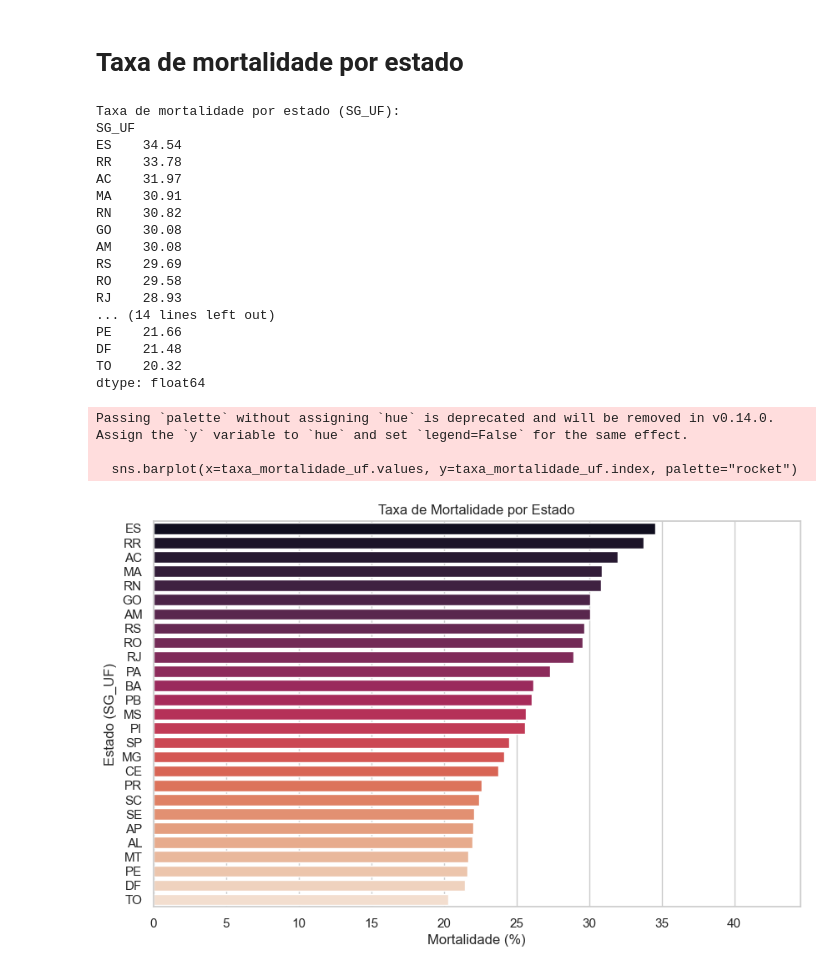
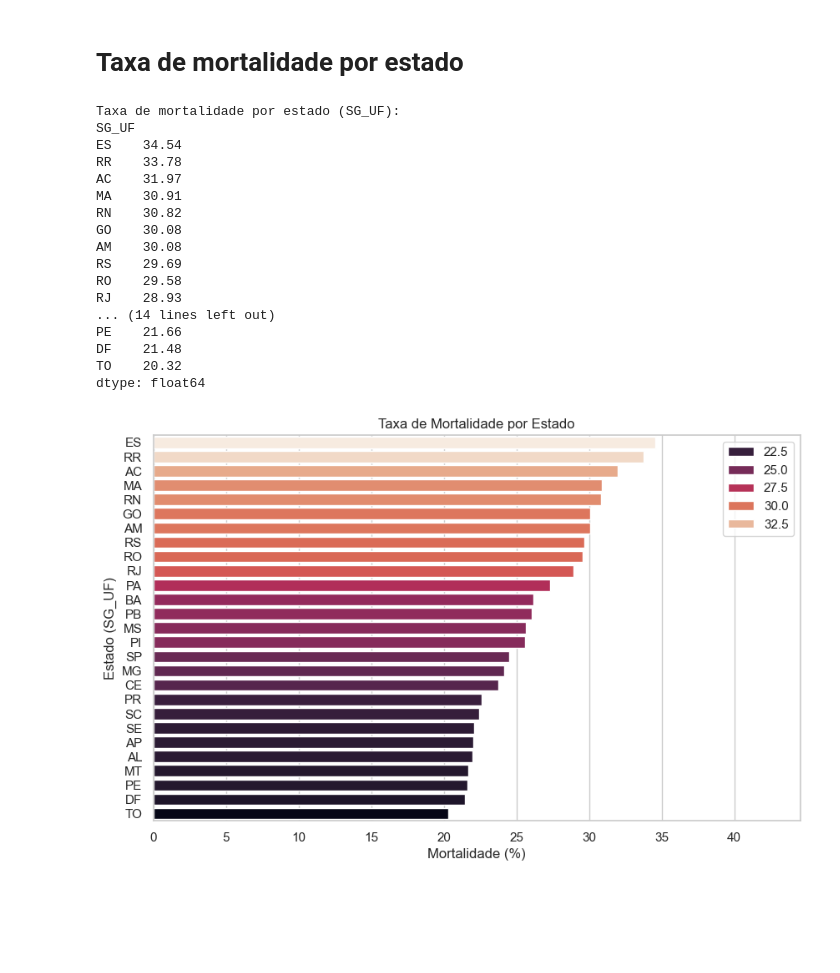
Before and after one commit to pepz1n/Analise-INFLUD21, a Jupyter notebook: Trabalho.ipynb, the cells around one changed output. Cells and saved outputs as stored; diff of their text form; code cells hidden in the pictures; blank space fills up the shorter version.

```diff
--- a/Trabalho.ipynb
+++ b/Trabalho.ipynb
@@ -3,6 +3,6 @@ import pandas as pd
 import matplotlib.pyplot as plt
 import seaborn as sns
 
-sns.set(style="whitegrid")
+sns.set_theme(style="whitegrid")
 %matplotlib inline
 # %%
@@ -142,35 +146,32 @@ obitos_uf = df[df["EVOLUCAO"] == "2"].groupby("SG_UF").size()
 taxa_mortalidade_uf = (obitos_uf / total_uf * 100).round(2)
 taxa_mortalidade_uf = taxa_mortalidade_uf.sort_values(ascending=False)
 
 print("Taxa de mortalidade por estado (SG_UF):")
 print(taxa_mortalidade_uf)
 
 plt.figure(figsize=(10,6))
-sns.barplot(x=taxa_mortalidade_uf.values, y=taxa_mortalidade_uf.index, palette="rocket")
+sns.barplot(x=taxa_mortalidade_uf.values, y=taxa_mortalidade_uf.index, hue=taxa_mortalidade_uf.values, palette="rocket")
 plt.title("Taxa de Mortalidade por Estado")
 plt.xlabel("Mortalidade (%)")
 plt.ylabel("Estado (SG_UF)")
 plt.xlim(0, max(taxa_mortalidade_uf.values)+10)
 plt.show()
 # %% [output]
 Taxa de mortalidade por estado (SG_UF):
 SG_UF
 ES    34.54
 RR    33.78
 AC    31.97
 MA    30.91
 RN    30.82
 GO    30.08
 AM    30.08
 RS    29.69
 RO    29.58
 RJ    28.93
 ... (14 lines left out)
 PE    21.66
 DF    21.48
 TO    20.32
 dtype: float64
-Passing `palette` without assigning `hue` is deprecated and will be removed in v0.14.0. Assign the `y` variable to `hue` and set `legend=False` for the same effect.
-
-  sns.barplot(x=taxa_mortalidade_uf.values, y=taxa_mortalidade_uf.index, palette="rocket")
-[figure, old version]
+[figure, new version]
```
Also changed, not shown: parts of 4 cells of this notebook.
